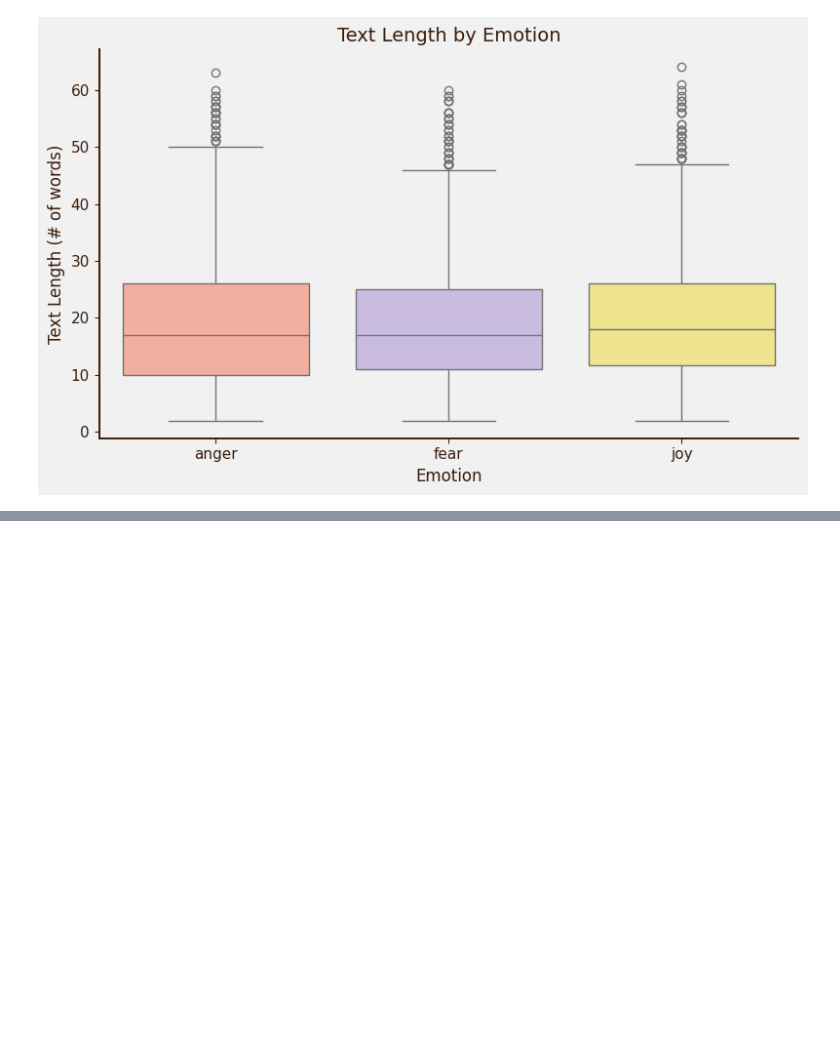
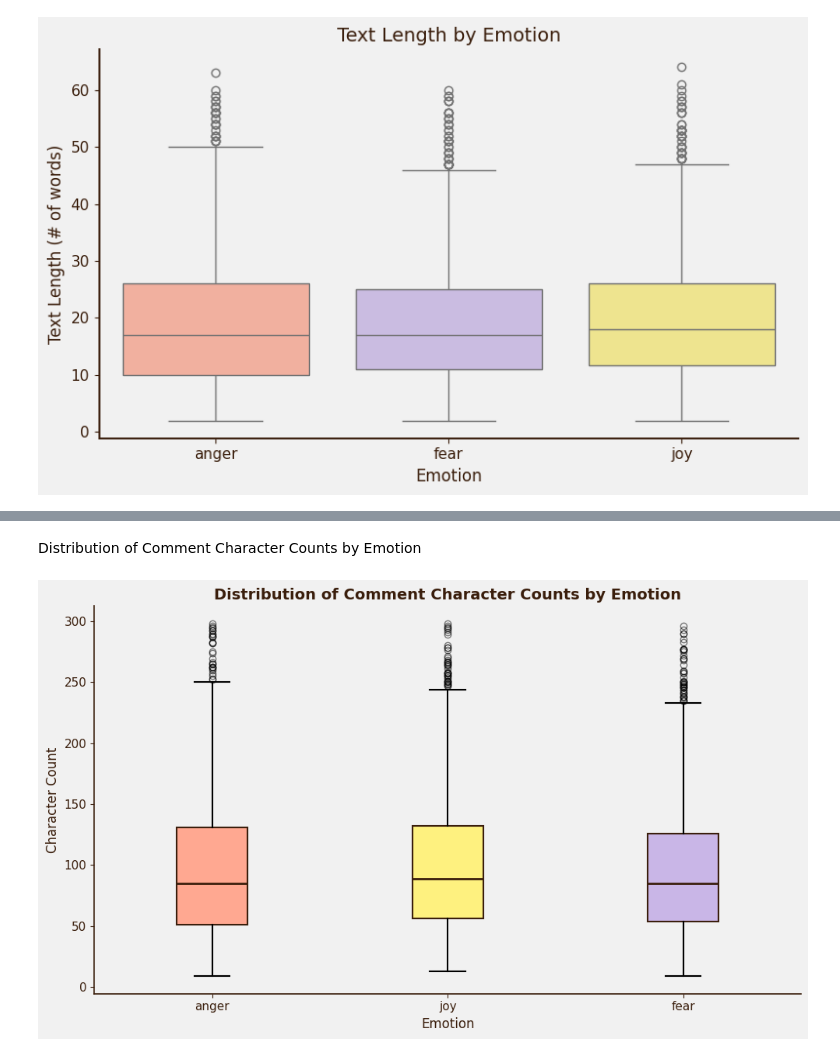
Before and after one commit to ozense1/emotion_classify, a Jupyter notebook: 0_preprocessing_eda.ipynb, the cells around one changed output, grey strips where cells are left out. Cells and saved outputs as stored; diff of their text form; code cells hidden in the pictures; blank space fills up the shorter version.

```diff
--- a/0_preprocessing_eda.ipynb
+++ b/0_preprocessing_eda.ipynb
@@ -662,0 +716,53 @@ plt.show()
+# %% [markdown]
+Distribution of Comment Character Counts by Emotion
+# %%
+# Add char count column
+df['char_count'] = df['Comment'].apply(len)
+
+plt.style.use("default")
+fig, ax = plt.subplots(figsize=(10, 6))
+
+# Background colors
+fig.patch.set_facecolor(emotions_palette["light_grey"])
+ax.set_facecolor(emotions_palette["light_grey"])
+
+# Plot boxplot with consistent colors by category
+box = ax.boxplot(
+    [df[df['Emotion'] == emotion]['char_count'] for emotion in emotion_color_map.keys()],
+    patch_artist=True,
+    labels=list(emotion_color_map.keys()),
+    medianprops=dict(color=emotions_palette["dark_grey_brown"], linewidth=2),
+    boxprops=dict(linewidth=1.5),
+    whiskerprops=dict(linewidth=1.5),
+    capprops=dict(linewidth=1.5),
+    flierprops=dict(marker='o', color=emotions_palette["dark_grey_brown"], alpha=0.5)
+)
+
+# Color each box with the corresponding pastel color
+for patch, emotion in zip(box['boxes'], emotion_color_map.keys()):
+    patch.set_facecolor(emotion_color_map[emotion])
+    patch.set_edgecolor(emotions_palette["dark_grey_brown"])
+
+# Axis style tweaks
+ax.spines["top"].set_visible(False)
+ax.spines["right"].set_visible(False)
+for side in ["bottom", "left"]:
+    ax.spines[side].set_color(emotions_palette["dark_grey_brown"])
+    ax.spines[side].set_linewidth(1.2)
+
+ax.tick_params(axis="both", colors=emotions_palette["dark_grey_brown"], labelsize=11)
+
+# Labels and title
+ax.set_title(
+    "Distribution of Comment Character Counts by Emotion",
+    fontsize=14,
+    fontweight="bold",
+    color=emotions_palette["dark_grey_brown"]
+)
+ax.set_xlabel("Emotion", fontsize=12, color=emotions_palette["dark_grey_brown"])
+ax.set_ylabel("Character Count", fontsize=12, color=emotions_palette["dark_grey_brown"])
+
+plt.tight_layout()
+plt.show()
+# %% [output]
+[figure, added]
```
Also changed, not shown: parts of 5 cells of this notebook.
